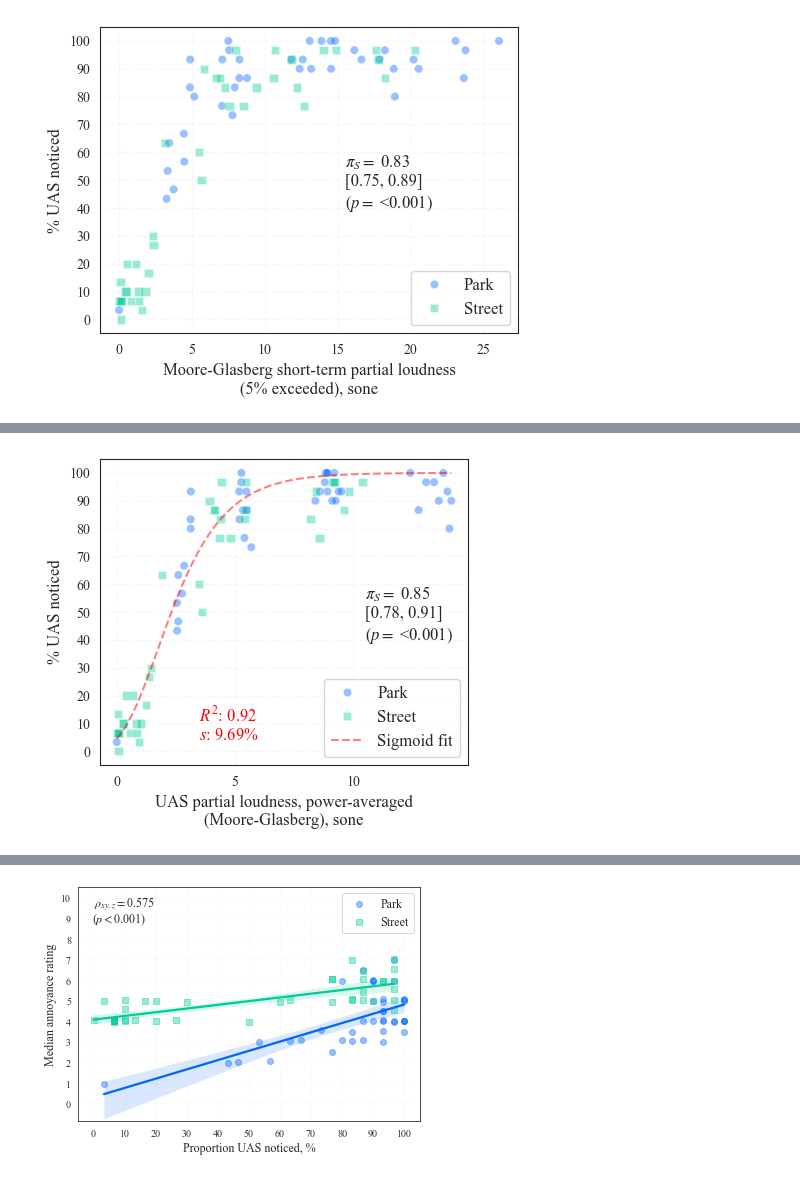
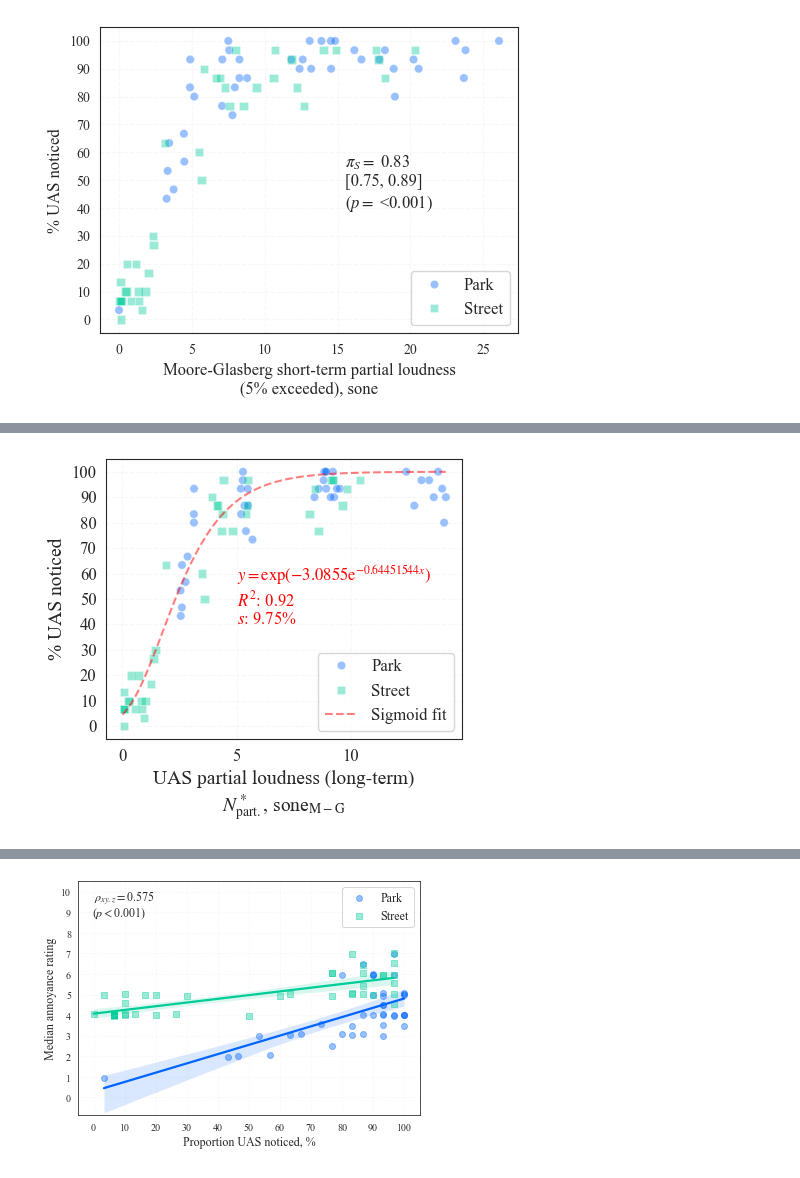
Before and after one commit to acoustics-code-salford/refmap-psychoacoustics, a Jupyter notebook: src/refmap_psychoacoustics/notebooks/refmap_listest1_analysis_EDA_partA.ipynb, the cells around one changed output, grey strips where cells are left out. Drawn from its saved outputs; the diff is of its cells as text; code cells hidden in the pictures.

```diff
--- a/src/refmap_psychoacoustics/notebooks/refmap_listest1_analysis_EDA_partA.ipynb
+++ b/src/refmap_psychoacoustics/notebooks/refmap_listest1_analysis_EDA_partA.ipynb
@@ -1685,11 +1693,11 @@ markers = {"Park": 'o', "Street": "s"}
 
 testCorr = pg.corr(dataByStimTestANotice.loc[:, 'PartLoudMGSTPowAvg'],
                    dataByStimTestANotice.loc[:, 'NoticedPropFilt'],
-                   method='shepherd', n_boot=10000)
+                   method='spearman')
 
 rVal = display_round(testCorr['r'].iloc[0], 2, floor=False)
-pVal = display_round(testCorr['p-val'].iloc[0], 3)
-rCI = testCorr['CI95%'].iloc[0]
+pVal = display_round(testCorr['p_val'].iloc[0], 3)
+rCI = testCorr['CI95'].iloc[0]
 
 sns.scatterplot(data=data, x='PartLoudMGSTPowAvg', y='NoticedPropFilt',
                 hue='AmbientEnv', markers=markers, style='AmbientEnv',
@@ -1742,14 +1750,5 @@ ax.text(10.5, 0.4, r"$\pi_{S}=$ " + rVal
         + "\n" + "(" + r"$p=$ " + pVal + ")",
         fontsize=12)
 
-if saveplots:
-
-    filename = "NoticeVsPartLoudMGSTPowAvgByAmbFiltPi"
-
-    plt.savefig(os.path.join(outFigPath, "svg", filename + ".svg"),
-                format='svg')
-    plt.savefig(os.path.join(outFigPath, "pdf", filename + ".pdf"),
-                format='pdf')
-
 plt.show()
 # %% [output]
@@ -1757,15 +1756,16 @@ plt.show()
 # %%
 fig, ax = plt.subplots(figsize=(4.5, 4))
-data = dataByStimTestANotice.sort_values(by='AmbientEnv')
+data = dataByStimTestANotice.loc[dataByStimTestANotice['UASType']
+                                 != 'Baseline'].sort_values(by='AmbientEnv')
 markers = {"Park": 'o', "Street": "s"}
 
-testCorr = pg.corr(dataByStimTestANotice.loc[:, 'PartLoudMGLTPowAvg'],
-                   dataByStimTestANotice.loc[:, 'NoticedPropFilt'],
-                   method='shepherd', n_boot=10000)
+testCorr = pg.corr(data['PartLoudMGLTPowAvg'],
+                   data['NoticedPropFilt'],
+                   method='spearman')
 
 rVal = display_round(testCorr['r'].iloc[0], 2, floor=False)
-pVal = display_round(testCorr['p-val'].iloc[0], 3)
-rCI = testCorr['CI95%'].iloc[0]
+pVal = display_round(testCorr['p_val'].iloc[0], 3)
+rCI = testCorr['CI95'].iloc[0]
 
 sns.scatterplot(data=data, x='PartLoudMGLTPowAvg', y='NoticedPropFilt',
                 hue='AmbientEnv', markers=markers, style='AmbientEnv',
@@ -1773,62 +1773,76 @@ sns.scatterplot(data=data, x='PartLoudMGLTPowAvg', y='NoticedPropFilt',
 ax.set(xticks=range(int((np.min(dataByStimTestANotice['PartLoudMGLTPowAvg'])-1)/5)*5,
                     round(np.ceil(np.max(dataByStimTestANotice['PartLoudMGLTPowAvg']))/5)*5 + 5,
                     5), yticks=np.arange(0, 1.1, 0.1), yticklabels=range(0, 110, 10),
-       xlabel="UAS partial loudness, power-averaged" + "\n" + "(Moore-Glasberg), sone",
+       xlabel="UAS partial loudness (long-term)" + "\n" + r"$N_\mathrm{part.}^*$, sone$_\mathrm{M-G}$",
        ylabel="% UAS noticed")
 ax.grid(alpha=0.15, linestyle='--')
 ax.legend(loc='lower right', fontsize=12)
 
-bounds = ([0, 0, 1e-12], [10, 10, 10])
+ax.text(10.5, 0.45, r"$\rho=$ " + rVal
+        + "\n" + "[" + display_round(rCI[0], 2, floor=False) + ", "
+        + display_round(rCI[1], 2, floor=False) + "]"
+        + "\n" + "(" + "$p=$ " + pVal + ")",
+        fontsize=12)
 
-popt, pcov = curve_fit(sigmoid,
-                       dataByStimTestANotice['PartLoudMGLTPowAvg'],
-                       dataByStimTestANotice['NoticedPropFilt'],
-                       p0=[1, 0, 6],
+if saveplots:
+
+    filename = "NoticeVsPartLoudMGLTPowAvgByAmbFilt"
+
+    plt.savefig(os.path.join(outFigPath, "svg", filename + ".svg"),
+                format='svg')
+    plt.savefig(os.path.join(outFigPath, "pdf", filename + ".pdf"),
+                format='pdf')
+
+# now remove text annotations
+for text in list(ax.texts):
+    text.remove()
+
+bounds = ([0, 1e-12], [10, 10])
+
+popt, pcov = curve_fit(gompertz,
+                       data['PartLoudMGLTPowAvg'],
+                       data['NoticedPropFilt'],
+                       p0=[1, 1],
                        bounds=bounds)
 
-dof = len(dataByStimTestANotice['PartLoudMGLTPowAvg']) - len(popt)
+dof = len(data['PartLoudMGLTPowAvg']) - len(popt)
 
 # check if any of the parameters are at the bounds and thus can be considered fixed,
 # then subtract the number of fixed parameters from the degrees of freedom
 for i, (param, lower, upper) in enumerate(zip(popt, bounds[0], bounds[1])):
     if np.isclose(param, lower):
         print(f"Parameter {i} is at the lower bound and can be considered fixed.")
         dof -= 1
     elif np.isclose(param, upper):
         print(f"Parameter {i} is at the upper bound and can be considered fixed.")
         dof -= 1
 
 x_vals = np.linspace(np.min(dataByStimTestANotice['PartLoudMGLTPowAvg']),
                      np.max(dataByStimTestANotice['PartLoudMGLTPowAvg']), 100)
-y_vals = sigmoid(x_vals, *popt)
+y_vals = gompertz(x_vals, *popt)
 ax.plot(x_vals, y_vals, color='red', linestyle='--', alpha=0.5, label='Sigmoid fit')
 ax.legend(loc='lower right', fontsize=12)
 
-r_squared, rse = gof(dataByStimTestANotice['NoticedPropFilt'],
-                     sigmoid(dataByStimTestANotice['PartLoudMGLTPowAvg'], *popt),
+r_squared, rse = gof(data['NoticedPropFilt'],
+                     gompertz(data['PartLoudMGLTPowAvg'], *popt),
                      dof=dof)
 
-ax.text(3.5, 0.04, s=r"$R^2$: " + display_round(r_squared, 2, floor=False)
+ax.text(5, 0.4, s=f"$y = \mathrm{{exp}}({{-{popt[1]:.4f}}}\\mathrm{{e}}^{{-{popt[0]:.8f}x}})$" +
+        "\n$R^2$: " + display_round(r_squared, 2, floor=False)
         + "\n$s$: " + display_round(rse*100, 2, floor=False) + "%",
         fontsize=12, color='red')
 
-ax.text(10.5, 0.4, r"$\pi_{S}=$ " + rVal
-        + "\n" + "[" + display_round(rCI[0], 2, floor=False) + ", "
-        + display_round(rCI[1], 2, floor=False) + "]"
-        + "\n" + "(" + r"$p=$ " + pVal + ")",
-        fontsize=12)
-
 if saveplots:
 
-    filename = "NoticeVsPartLoudMGLTPowAvgByAmbFiltPi"
+    filename = "NoticeVsPartLoudMGLTPowAvgByAmbFiltSig"
 
     plt.savefig(os.path.join(outFigPath, "svg", filename + ".svg"),
                 format='svg')
     plt.savefig(os.path.join(outFigPath, "pdf", filename + ".pdf"),
                 format='pdf')
 
 plt.show()
 # %% [output]
-[figure, old version]
+[figure, new version]
 # %%
 fig, ax = plt.subplots(figsize=(4.5, 4))
```
Also changed, not shown: parts of 19 cells of this notebook, 12 other files.
